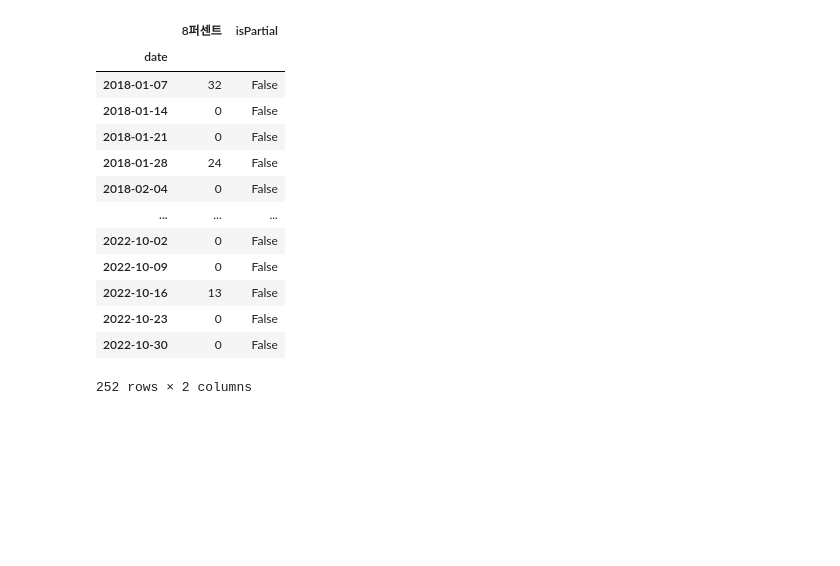
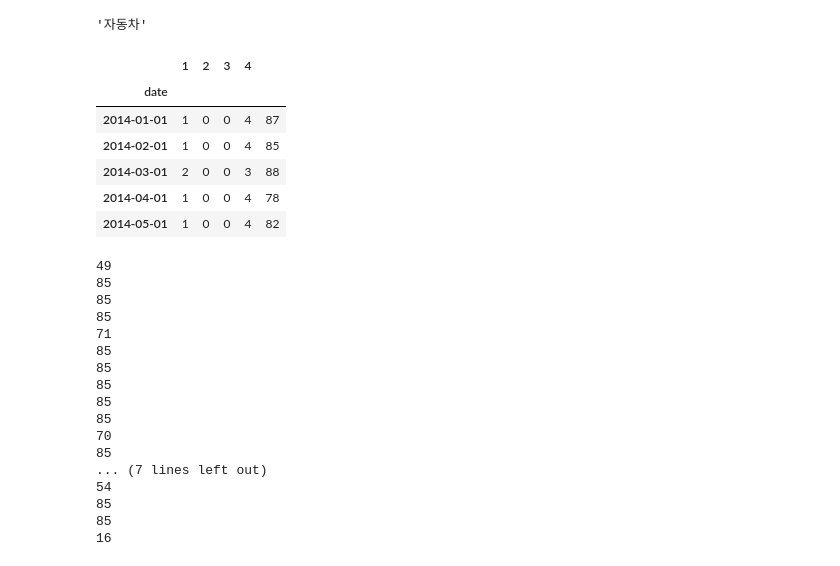
Before and after one commit to ohjaekyun/predict_closing, a Jupyter notebook: google_trend_analysis.ipynb, the cells around one changed output. Cells and saved outputs as stored; diff of their text form; code cells hidden in the pictures; blank space fills up the shorter version.

```diff
--- a/google_trend_analysis.ipynb
+++ b/google_trend_analysis.ipynb
@@ -45,0 +27,3 @@ pytrends.trending_searches(pn='south_korea')
+# %%
+with open('text_keywords.txt', 'r') as f:
+    keywords = f.read().split('\n')
@@ -48,18 +68,61 @@ pytrends.build_payload(kw_list=['8퍼센트'], timeframe='2018-01-01 2022-11-01'
 dt = pytrends.interest_over_time()
-# %%
-dt
-# %% [output]
-|  | 8퍼센트 | isPartial |
-| date |  |  |
-| 2018-01-07 | 32 | False |
-| 2018-01-14 | 0 | False |
-| 2018-01-21 | 0 | False |
-| 2018-01-28 | 24 | False |
-| 2018-02-04 | 0 | False |
-| ... | ... | ... |
-| 2022-10-02 | 0 | False |
-| 2022-10-09 | 0 | False |
-| 2022-10-16 | 13 | False |
-| 2022-10-23 | 0 | False |
-| 2022-10-30 | 0 | False |
-252 rows × 2 columns
+# %%
+dataframes = []
+j = 1
+for i in range(5, len(keywords), 4):
+    base_keywords = [keywords[0]]
+    base_keywords.extend(keywords[j:i])
+
+    pytrends.build_payload(kw_list=base_keywords, timeframe='2014-01-01 2022-11-01', geo='KR')
+    dt = pytrends.interest_over_time()
+    dt = dt.drop(columns=['isPartial'])
+    time.sleep(0.3)
+    j = i
+    dataframes.append(dt)
+if i != len(keywords):
+    pytrends.build_payload(kw_list=keywords[i:], timeframe='2014-01-01 2022-11-01', geo='KR')
+    dt = pytrends.interest_over_time()
+    dt = dt.drop(columns=['isPartial'])
+    dataframes.append(dt)
+# %%
+pytrends.build_payload(kw_list=[keywords[0], '한국', 'korea'], timeframe='2014-01-01 2022-11-01', geo='KR')
+dt = pytrends.interest_over_time()
+dataframes.append(dt.drop(columns=['isPartial']))
+# %%
+df1=dataframes.pop()
+df2=dataframes.pop()
+# %%
+keywords[0]
+# %% [output]
+'자동차'
+# %%
+df2.head()
+# %% [output]
+|  | 1 | 2 | 3 | 4 |  |
+| date |  |  |  |  |  |
+| 2014-01-01 | 1 | 0 | 0 | 4 | 87 |
+| 2014-02-01 | 1 | 0 | 0 | 4 | 85 |
+| 2014-03-01 | 2 | 0 | 0 | 3 | 88 |
+| 2014-04-01 | 1 | 0 | 0 | 4 | 78 |
+| 2014-05-01 | 1 | 0 | 0 | 4 | 82 |
+# %%
+for df in dataframes:
+    print(df['자동차'][-1])
+# %% [output]
+49
+85
+85
+85
+71
+85
+85
+85
+85
+85
+70
+85
+... (7 lines left out)
+54
+85
+85
+16
```
Also changed, not shown: parts of 15 cells of this notebook, 9 other files.
